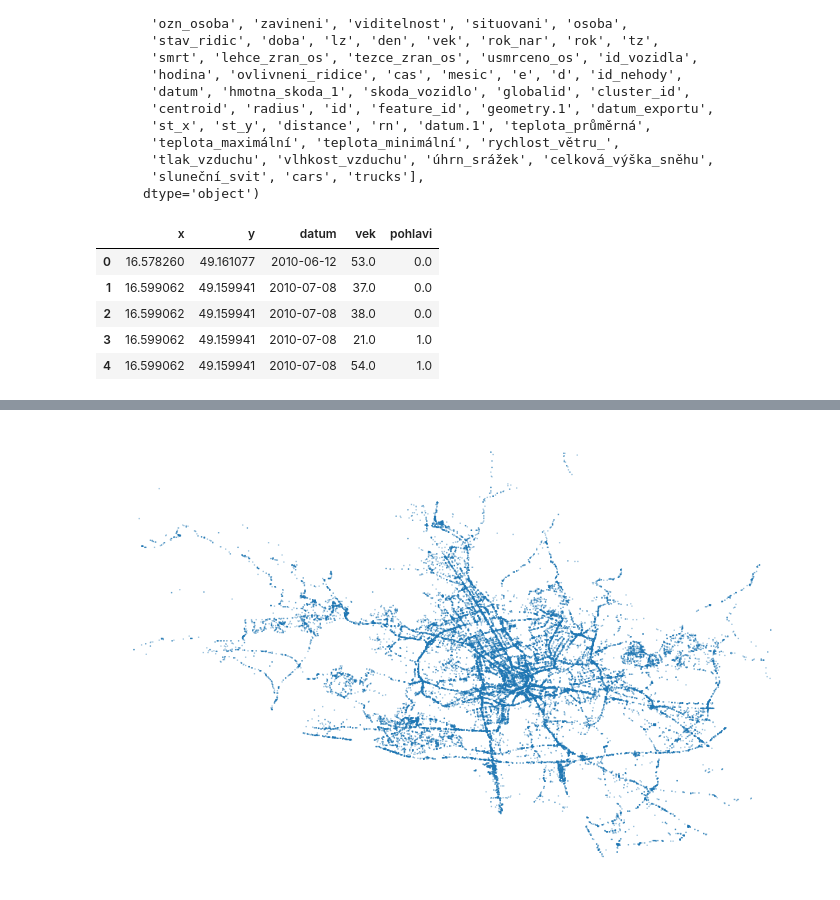
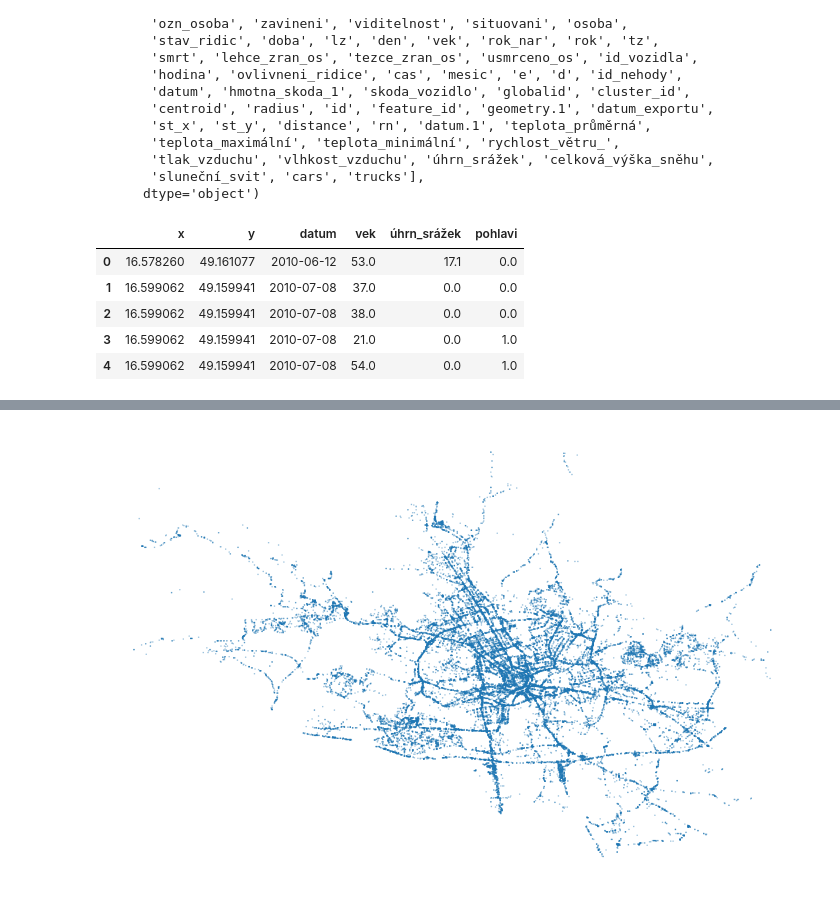
Before and after one commit to jiri-bartosik01/bsec-2025, a Jupyter notebook: analysis/analyse-xbarto0m.ipynb, the cells around one changed output, grey strips where cells are left out. Saved outputs shown, nothing was run; the diff lists cells and outputs as text; code cells hidden in the pictures.

```diff
--- a/analysis/analyse-xbarto0m.ipynb
+++ b/analysis/analyse-xbarto0m.ipynb
@@ -98,23 +98,23 @@ Index(['objectid_1', 'geometry', 'zuj', 'alkohol_vinik', 'hlavni_pricina',
 # %%
 data = df.copy()
 data['x'] = data['st_x']
 data['y'] = data['st_y']
-data = data[['x', 'y', 'datum', 'vek']]
+data = data[['x', 'y', 'datum', 'vek', 'úhrn_srážek']]
 data['datum'] = pd.to_datetime(data['datum'])
 
 
 mapping = {'muž': 0, 'žena': 1}
 data['pohlavi'] = df['pohlavi'].map(mapping)
 
 data.dropna()
 data.head()
 # %% [output]
-|  | x | y | datum | vek | pohlavi |
-| 0 | 16.578260 | 49.161077 | 2010-06-12 | 53.0 | 0.0 |
-| 1 | 16.599062 | 49.159941 | 2010-07-08 | 37.0 | 0.0 |
-| 2 | 16.599062 | 49.159941 | 2010-07-08 | 38.0 | 0.0 |
-| 3 | 16.599062 | 49.159941 | 2010-07-08 | 21.0 | 1.0 |
-| 4 | 16.599062 | 49.159941 | 2010-07-08 | 54.0 | 1.0 |
+|  | x | y | datum | vek | úhrn_srážek | pohlavi |
+| 0 | 16.578260 | 49.161077 | 2010-06-12 | 53.0 | 17.1 | 0.0 |
+| 1 | 16.599062 | 49.159941 | 2010-07-08 | 37.0 | 0.0 | 0.0 |
+| 2 | 16.599062 | 49.159941 | 2010-07-08 | 38.0 | 0.0 | 0.0 |
+| 3 | 16.599062 | 49.159941 | 2010-07-08 | 21.0 | 0.0 | 1.0 |
+| 4 | 16.599062 | 49.159941 | 2010-07-08 | 54.0 | 0.0 | 1.0 |
 # %%
 data.info()
 # %% [output]
```
Also changed, not shown: parts of 3 cells of this notebook.
